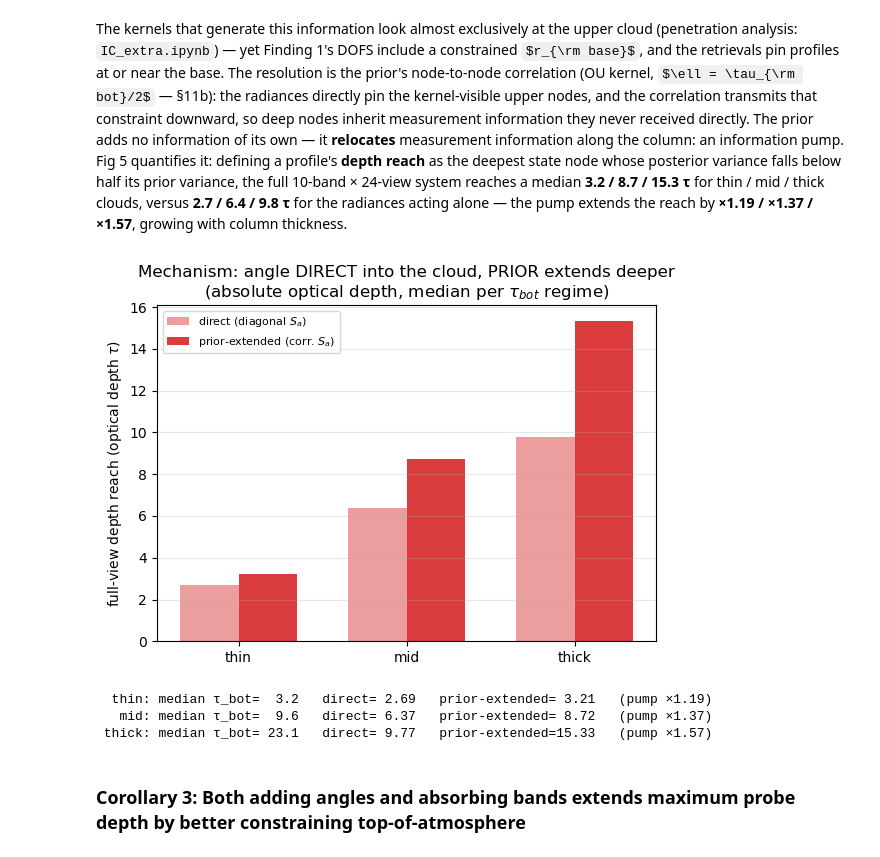
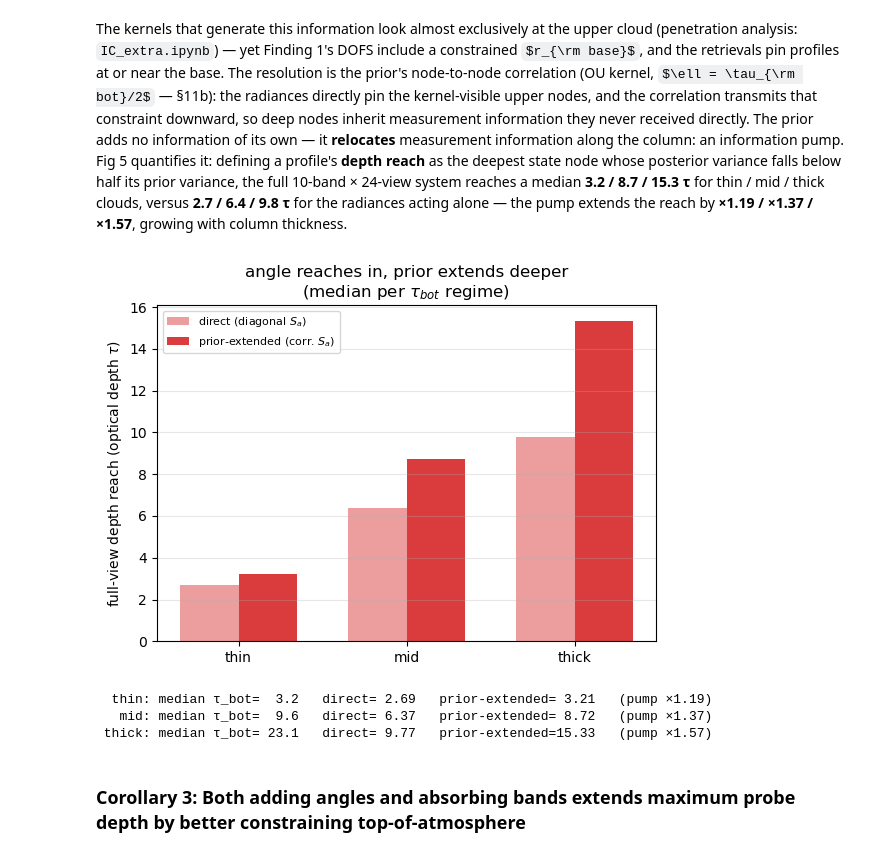
Before and after one commit to dhjx1996/Pythonic-DISORT_inhomogeneous_atmosphere, a Jupyter notebook: docs/riccati_solver_VOCALS_retrieval.ipynb, the cells around one changed output. Cells and saved outputs as stored; diff of their text form; code cells hidden in the pictures; some formulas as TeX source.

```diff
--- a/docs/riccati_solver_VOCALS_retrieval.ipynb
+++ b/docs/riccati_solver_VOCALS_retrieval.ipynb
@@ -1070,27 +1070,27 @@ The kernels that generate this information look almost exclusively at the upper
 # %%
 # OLD Fig 5 (left panel) — mechanism: direct (diagonal $S_a$) to mid-cloud, prior (correlated
 # $S_a$) extrapolates deeper. Pre-rewrite format; data = the retrieval-grid reach sweeps from the
 # Fig 3 cell (full 10-band × 24-view system); per-regime MEDIAN of the per-profile deepest
 # constrained node, regimes = τ_bot terciles of the 123 records.
 RED = 'tab:red'
 q1, q2 = np.quantile(TB, [1/3, 2/3])
 regM = np.where(TB < q1, 0, np.where(TB < q2, 1, 2))
 fig, ax = plt.subplots(figsize=(5.8, 4.3)); x = np.arange(3); w = .35
 diag = [np.median(RV['diag'][regM == i, -1]) for i in range(3)]
 corr = [np.median(RV['corr'][regM == i, -1]) for i in range(3)]
 ax.bar(x - w/2, diag, w, label='direct (diagonal $S_a$)', color=RED, alpha=.45)
 ax.bar(x + w/2, corr, w, label='prior-extended (corr. $S_a$)', color=RED, alpha=.9)
 ax.set_xticks(x); ax.set_xticklabels(['thin', 'mid', 'thick'])
 ax.set(ylabel=r'full-view depth reach (optical depth $\tau$)',
-       title='Mechanism: angle DIRECT into the cloud, PRIOR extends deeper\n'
-             '(absolute optical depth, median per $\\tau_{bot}$ regime)')
+       title='angle reaches in, prior extends deeper\n'
+             '(median per $\\tau_{bot}$ regime)')
 ax.legend(fontsize=8, loc='upper left'); ax.grid(alpha=.3, axis='y')
 fig.tight_layout(); plt.show()
 for i, nm in enumerate(('thin', 'mid', 'thick')):
     print(f"{nm:>6}: median τ_bot={np.median(TB[regM == i]):5.1f}   direct={diag[i]:5.2f}   "
           f"prior-extended={corr[i]:5.2f}   (pump ×{corr[i]/diag[i]:.2f})")
 # %% [output]
-[figure, old version]
+[figure, new version]
   thin: median τ_bot=  3.2   direct= 2.69   prior-extended= 3.21   (pump ×1.19)
    mid: median τ_bot=  9.6   direct= 6.37   prior-extended= 8.72   (pump ×1.37)
  thick: median τ_bot= 23.1   direct= 9.77   prior-extended=15.33   (pump ×1.57)
```
Also changed, not shown: parts of 22 cells of this notebook, 3 other files.
